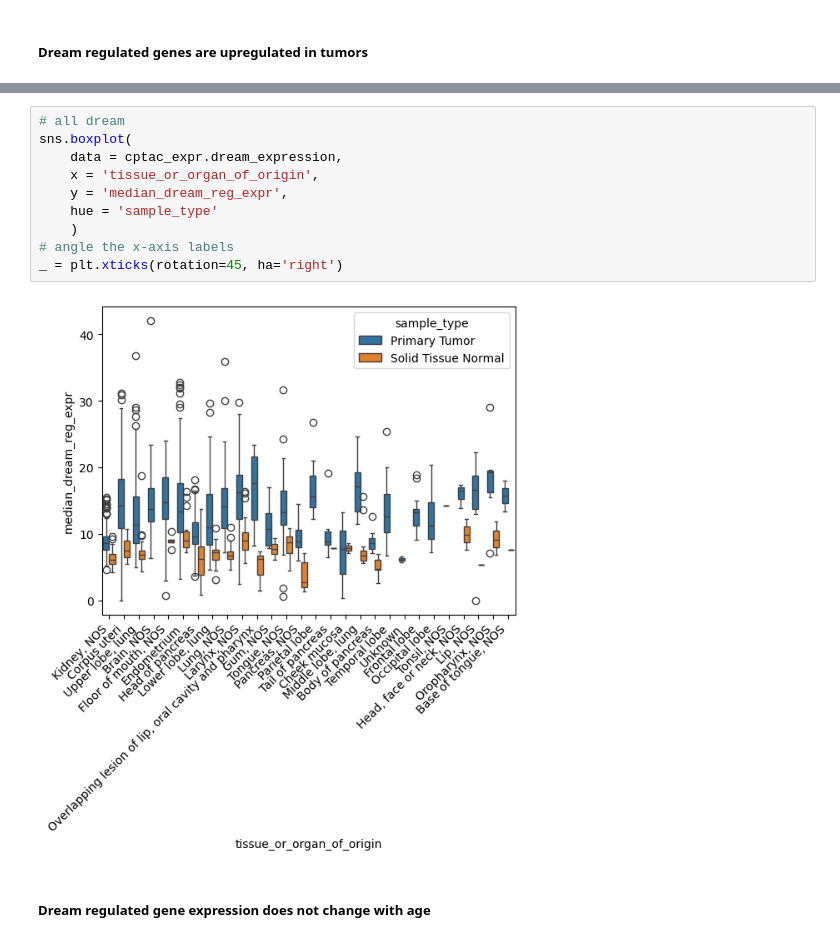
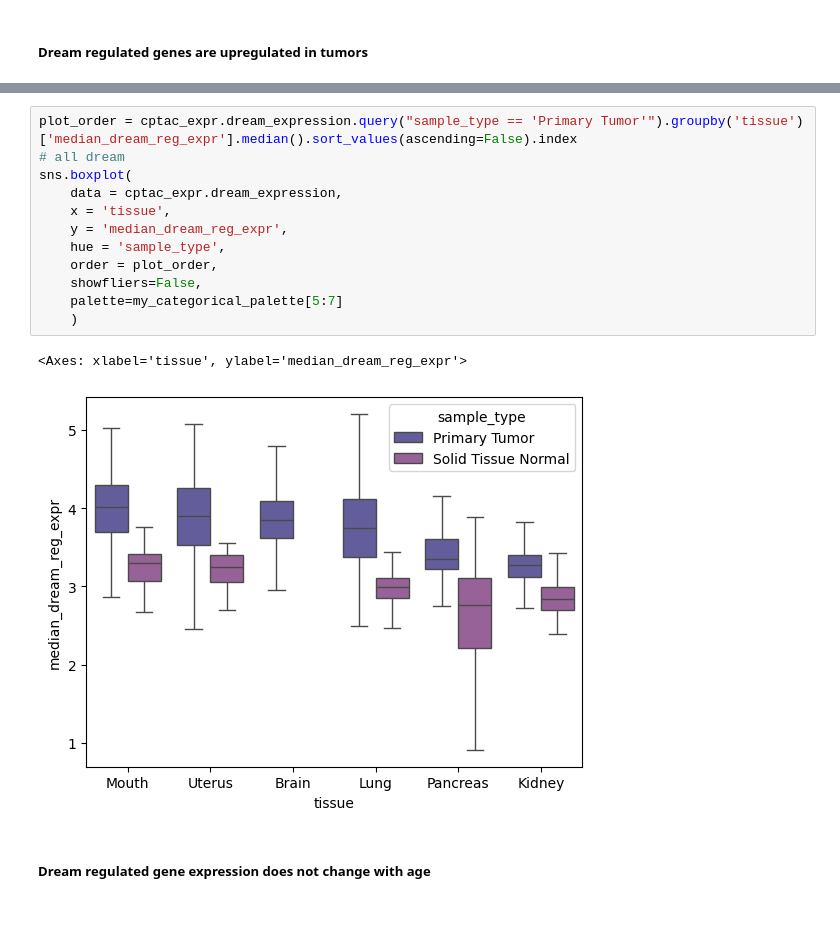
Before and after one commit to zanekoch/dream_proj, a Jupyter notebook: notebooks/010324_cptac3_analysis.ipynb, the cells around one changed output, grey strips where cells are left out. Drawn from its saved outputs; the diff is of its cells as text; blank space fills up the shorter version.

```diff
--- a/notebooks/010324_cptac3_analysis.ipynb
+++ b/notebooks/010324_cptac3_analysis.ipynb
@@ -67,15 +106,18 @@ _ = plt.xticks(rotation=45, ha='right')
-# %%
-# all dream
-sns.boxplot(
-    data = cptac_expr.dream_expression,
-    x = 'tissue_or_organ_of_origin',
-    y = 'median_dream_reg_expr',
-    hue = 'sample_type'
-    )
-# angle the x-axis labels
-_ = plt.xticks(rotation=45, ha='right')
-# %% [output]
-[figure, removed]
+# %%
+plot_order = cptac_expr.dream_expression.query("sample_type == 'Primary Tumor'").groupby('tissue')['median_dream_reg_expr'].median().sort_values(ascending=False).index
+# all dream
+sns.boxplot(
+    data = cptac_expr.dream_expression,
+    x = 'tissue',
+    y = 'median_dream_reg_expr',
+    hue = 'sample_type',
+    order = plot_order,
+    showfliers=False,
+    palette=my_categorical_palette[5:7]
+    )
+# %% [output]
+<Axes: xlabel='tissue', ylabel='median_dream_reg_expr'>
+[figure, added]
 # %% [markdown]
 ##### Dream regulated gene expression does not change with age
 # %%
```
Also changed, not shown: parts of 45 cells of this notebook, 4 other files.
